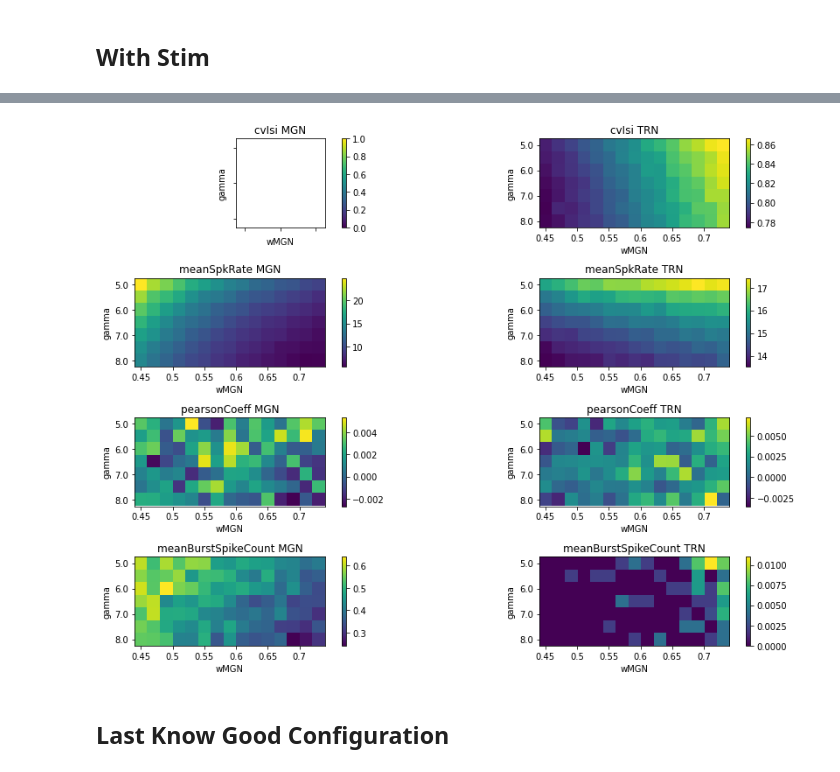
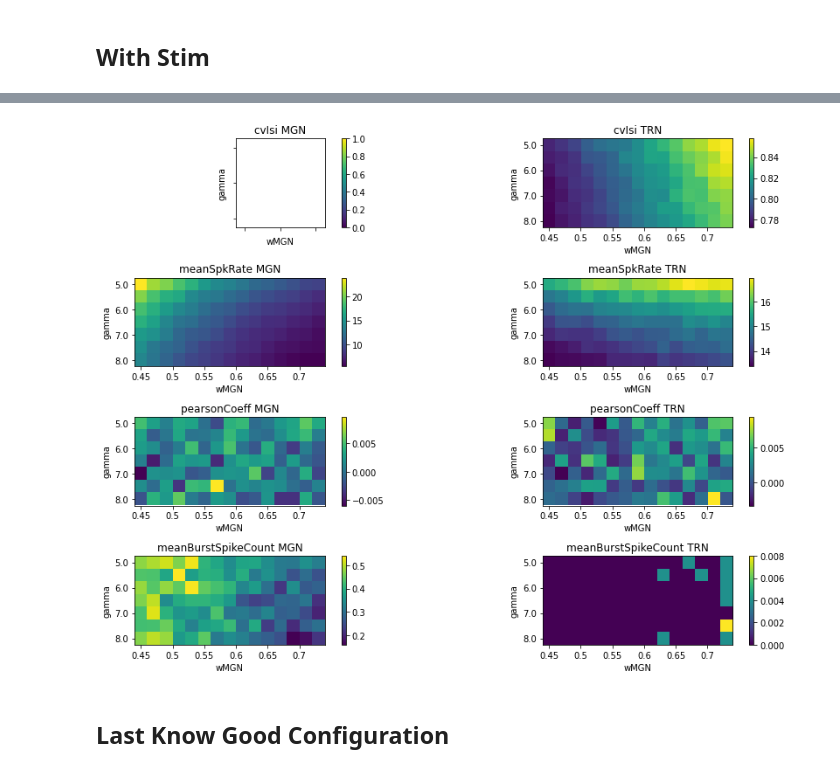
Before and after one commit to 104H/simulenation, a Jupyter notebook: src/dataanalysis.ipynb, the cells around one changed output, grey strips where cells are left out. Cells and saved outputs as stored; diff of their text form; code cells hidden in the pictures.

Commit message:
burst spike ratio computation

```diff
--- a/src/dataanalysis.ipynb
+++ b/src/dataanalysis.ipynb
@@ -57,7 +57,8 @@ def preparedf (dataobjs):
                 "meanSpkRate" : data.spikeobj[part].mean_rate(),
                 "pearsonCoeff" : data.metrics['pearsoncoeff'][part],
                 "cvIsi" : data.spikeobj[part].cv_isi().mean(),
-                "meanBurstSpikeCount" : np.mean(computePopulationBurstSpikeRatio( data.spikeobj[part].time_slice(1000, 2000) ))
+                #"meanBurstSpikeCount" : np.mean(computePopulationBurstSpikeRatio( data.spikeobj[part].time_slice(1000, 2000) ))
+                "meanBurstSpikeCount" : np.mean(computePopulationBurstSpikeRatio( data.spikeobj[part] ))
             })
             df = df.append(data.params, ignore_index=True)
 
@@ -269,22 +241,24 @@ df3 = preparedf(files3);
 # %%
 fig, ax = plt.subplots(nrows=4, ncols=2)
 
 fig.set_size_inches(13, 9)
 plt.subplots_adjust(left=0.01, right=0.03, top=0.03, bottom=0.02)
 
-makesubplot(df3, fig, ax[0], "cvIsi")
+x = 0.3
 
-makesubplot(df3, fig, ax[1], "meanSpkRate")
+makesubplot(df3[df3.sigma_MGN == x], fig, ax[0], "cvIsi")
 
-makesubplot(df3, fig, ax[2], "pearsonCoeff")
+makesubplot(df3[df3.sigma_MGN == x], fig, ax[1], "meanSpkRate")
 
-makesubplot(df3, fig, ax[3], "meanBurstSpikeCount")
+makesubplot(df3[df3.sigma_MGN == x], fig, ax[2], "pearsonCoeff")
+
+makesubplot(df3[df3.sigma_MGN == x], fig, ax[3], "meanBurstSpikeCount")
 
 fig.tight_layout()
 
-plt.savefig("/home/pbr-student/Downloads/thesis-plot.pdf")
+plt.savefig("/home/pbr-student/Downloads/sigmaMGN03.pdf")
 # %% [output]
-[figure, old version]
+[figure, new version]
 # %% [markdown]
 ## Last Know Good Configuration
 # %%
```
Also changed, not shown: parts of 6 cells of this notebook.
